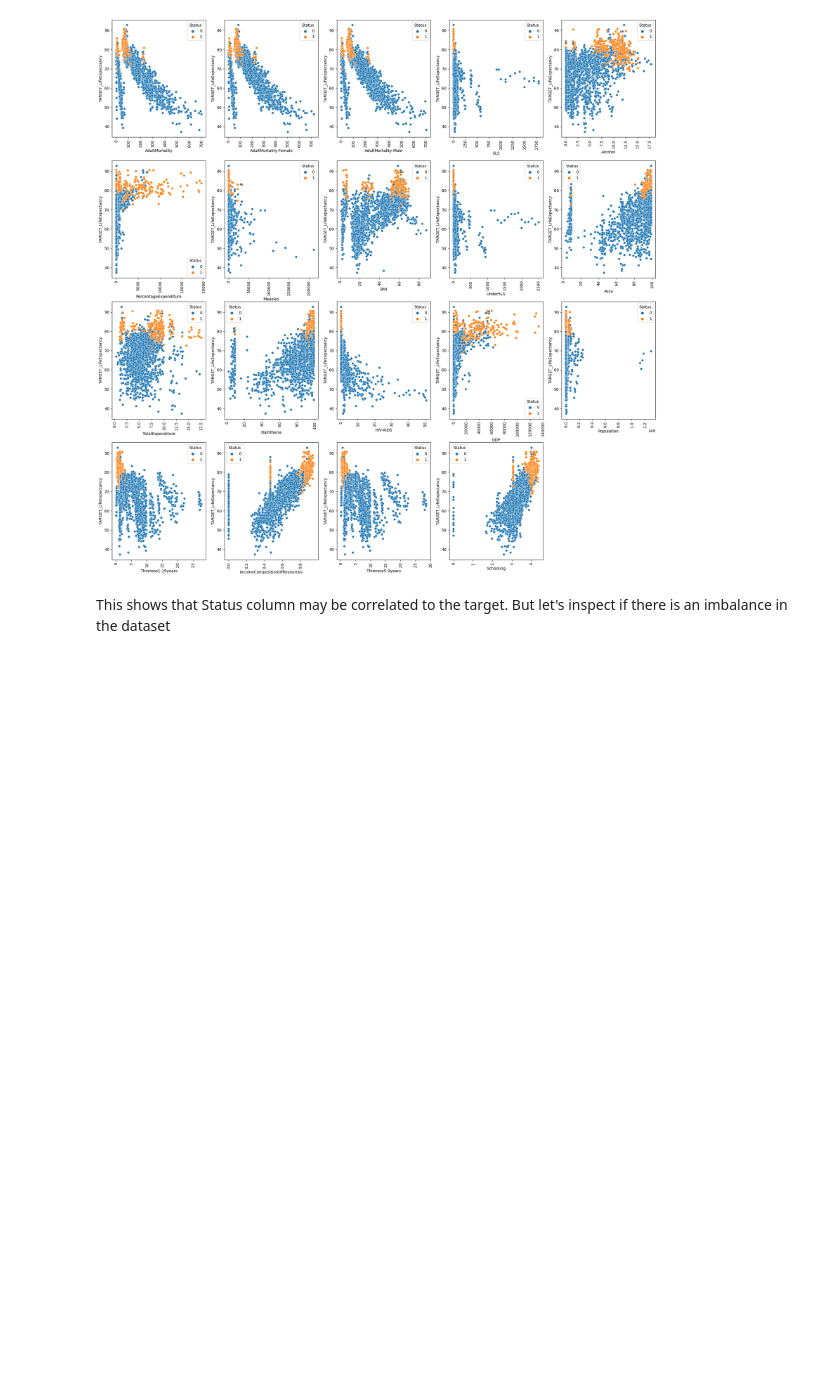
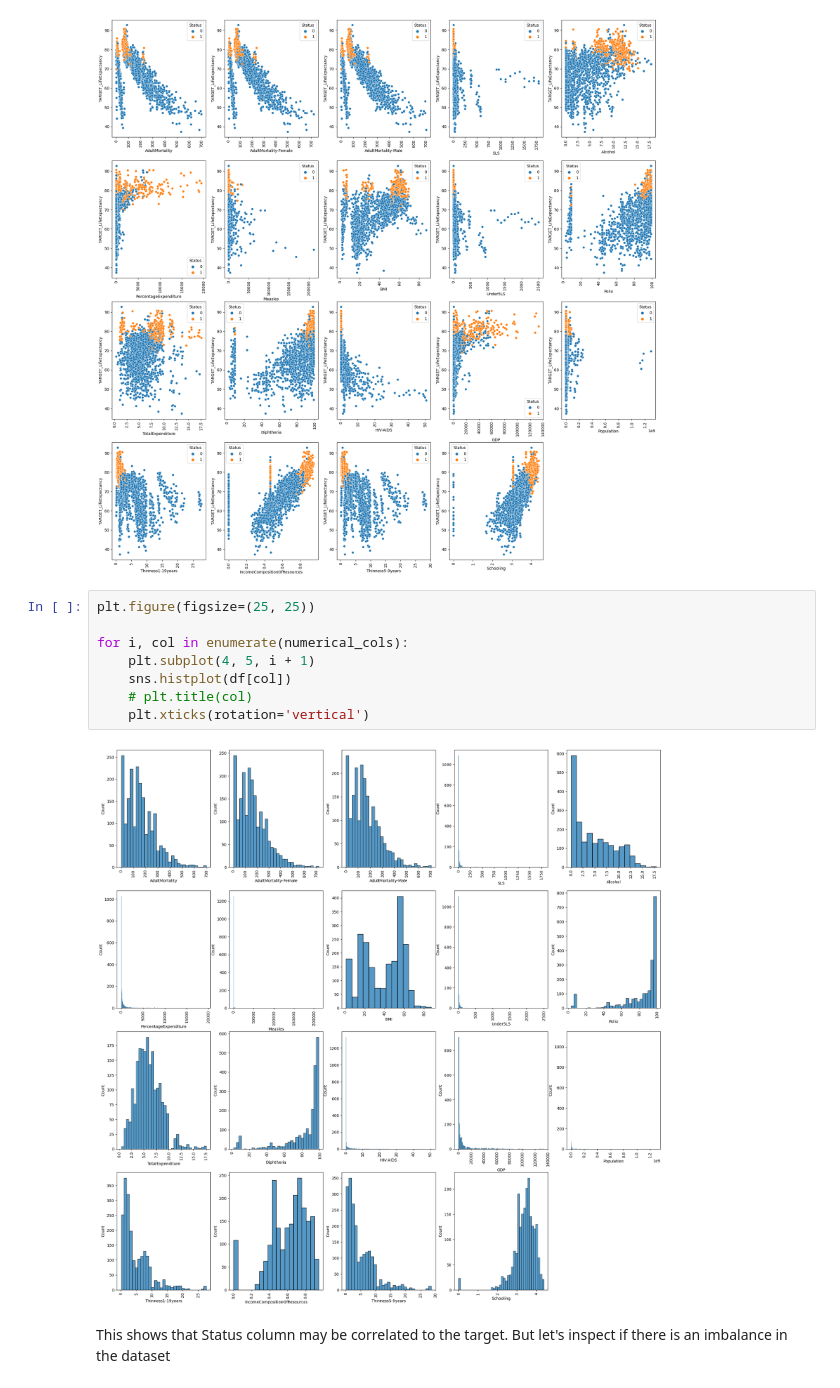
Before and after one commit to quangrmit/MLAs1, a Jupyter notebook: test.ipynb, the cells around one changed output. Cells and saved outputs as stored; diff of their text form; blank space fills up the shorter version.

```diff
--- a/test.ipynb
+++ b/test.ipynb
@@ -51,6 +51,16 @@ for i, col in enumerate(numerical_cols):
     plt.xticks(rotation='vertical')
 # %% [output]
 [figure]
+# %%
+plt.figure(figsize=(25, 25))
+
+for i, col in enumerate(numerical_cols):
+    plt.subplot(4, 5, i + 1)
+    sns.histplot(df[col])
+    # plt.title(col)
+    plt.xticks(rotation='vertical')
+# %% [output]
+[figure, added]
 # %% [markdown]
 This shows that Status column may be correlated to the target. But let's inspect if there is an imbalance in the dataset
 # %%
```
Also changed, not shown: parts of 3 cells of this notebook.
